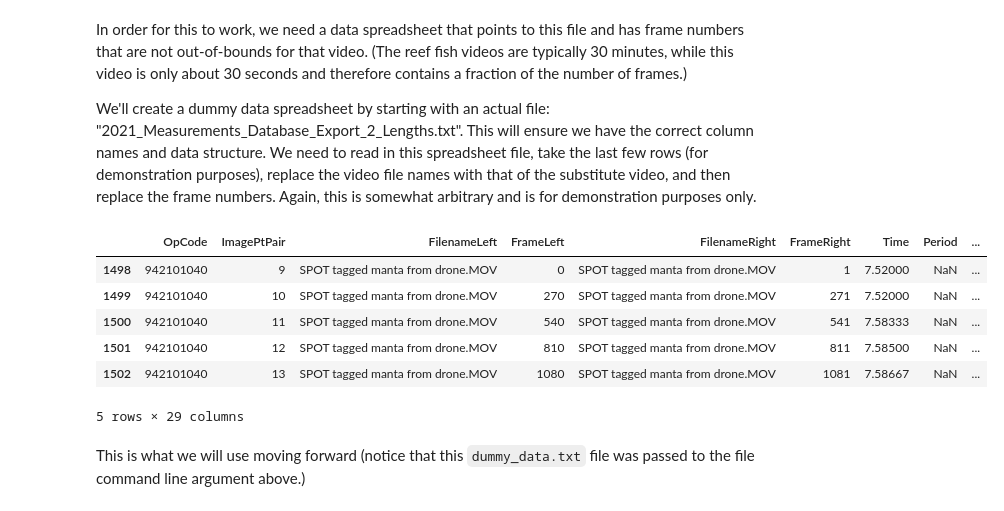
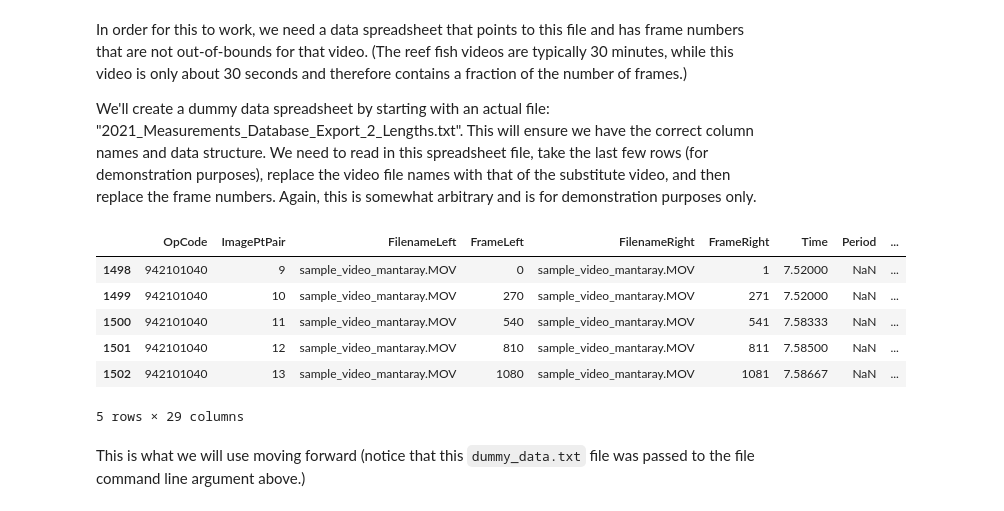
Before and after one commit to SEFSC/FATES-ATI-FrameXtraction, a Jupyter notebook: frameExtractionFromVideo.ipynb, the cells around one changed output. Cells and saved outputs as stored; diff of their text form; code cells hidden in the pictures.

Commit message:
Change video filename

````diff
--- a/frameExtractionFromVideo.ipynb
+++ b/frameExtractionFromVideo.ipynb
@@ -71,32 +71,32 @@ We'll create a dummy data spreadsheet by starting with an actual file: "2021_Mea
 # %%
 import numpy as np
 
 # Read in database export file
 df = pd.read_csv('2021_Measurements_Database_Export_2_Lengths.txt', delimiter='\t')
 
 # Dummy test dataframe (only need a few rows)
 dfNew = df.tail()[:]
 
 # Replace the existing file names with our substitute video
-dfNew[['FilenameLeft', 'FilenameRight']] = 'SPOT tagged manta from drone.MOV'
+dfNew[['FilenameLeft', 'FilenameRight']] = 'sample_video_mantaray.MOV'
 
 # Specify some frames to be extracted, noting from the file metadata that the video
 # has a frame rate of 30 frames/second and is approximately 36 seconds in duration.
 dfNew['FrameLeft'] = np.linspace(0, 30*36, num=dfNew.shape[0], dtype=int)
 dfNew['FrameRight'] = dfNew['FrameLeft'] + 1
 
 # Write to file
 dfNew.to_csv('dummy_data.txt', sep='\t')
 
 # Display the final result to be sure everything worked
 display(dfNew)
 # %% [output]
 |  | OpCode | ImagePtPair | FilenameLeft | FrameLeft | FilenameRight | FrameRight | Time | Period | ... |
-| 1498 | 942101040 | 9 | SPOT tagged manta from drone.MOV | 0 | SPOT tagged manta from drone.MOV | 1 | 7.52000 | NaN | ... |
-| 1499 | 942101040 | 10 | SPOT tagged manta from drone.MOV | 270 | SPOT tagged manta from drone.MOV | 271 | 7.52000 | NaN | ... |
-| 1500 | 942101040 | 11 | SPOT tagged manta from drone.MOV | 540 | SPOT tagged manta from drone.MOV | 541 | 7.58333 | NaN | ... |
-| 1501 | 942101040 | 12 | SPOT tagged manta from drone.MOV | 810 | SPOT tagged manta from drone.MOV | 811 | 7.58500 | NaN | ... |
-| 1502 | 942101040 | 13 | SPOT tagged manta from drone.MOV | 1080 | SPOT tagged manta from drone.MOV | 1081 | 7.58667 | NaN | ... |
+| 1498 | 942101040 | 9 | sample_video_mantaray.MOV | 0 | sample_video_mantaray.MOV | 1 | 7.52000 | NaN | ... |
+| 1499 | 942101040 | 10 | sample_video_mantaray.MOV | 270 | sample_video_mantaray.MOV | 271 | 7.52000 | NaN | ... |
+| 1500 | 942101040 | 11 | sample_video_mantaray.MOV | 540 | sample_video_mantaray.MOV | 541 | 7.58333 | NaN | ... |
+| 1501 | 942101040 | 12 | sample_video_mantaray.MOV | 810 | sample_video_mantaray.MOV | 811 | 7.58500 | NaN | ... |
+| 1502 | 942101040 | 13 | sample_video_mantaray.MOV | 1080 | sample_video_mantaray.MOV | 1081 | 7.58667 | NaN | ... |
 5 rows × 29 columns
 # %% [markdown]
 This is what we will use moving forward (notice that this ```dummy_data.txt``` file was passed to the file command line argument above.)
````
Also changed, not shown: parts of 4 cells of this notebook.
